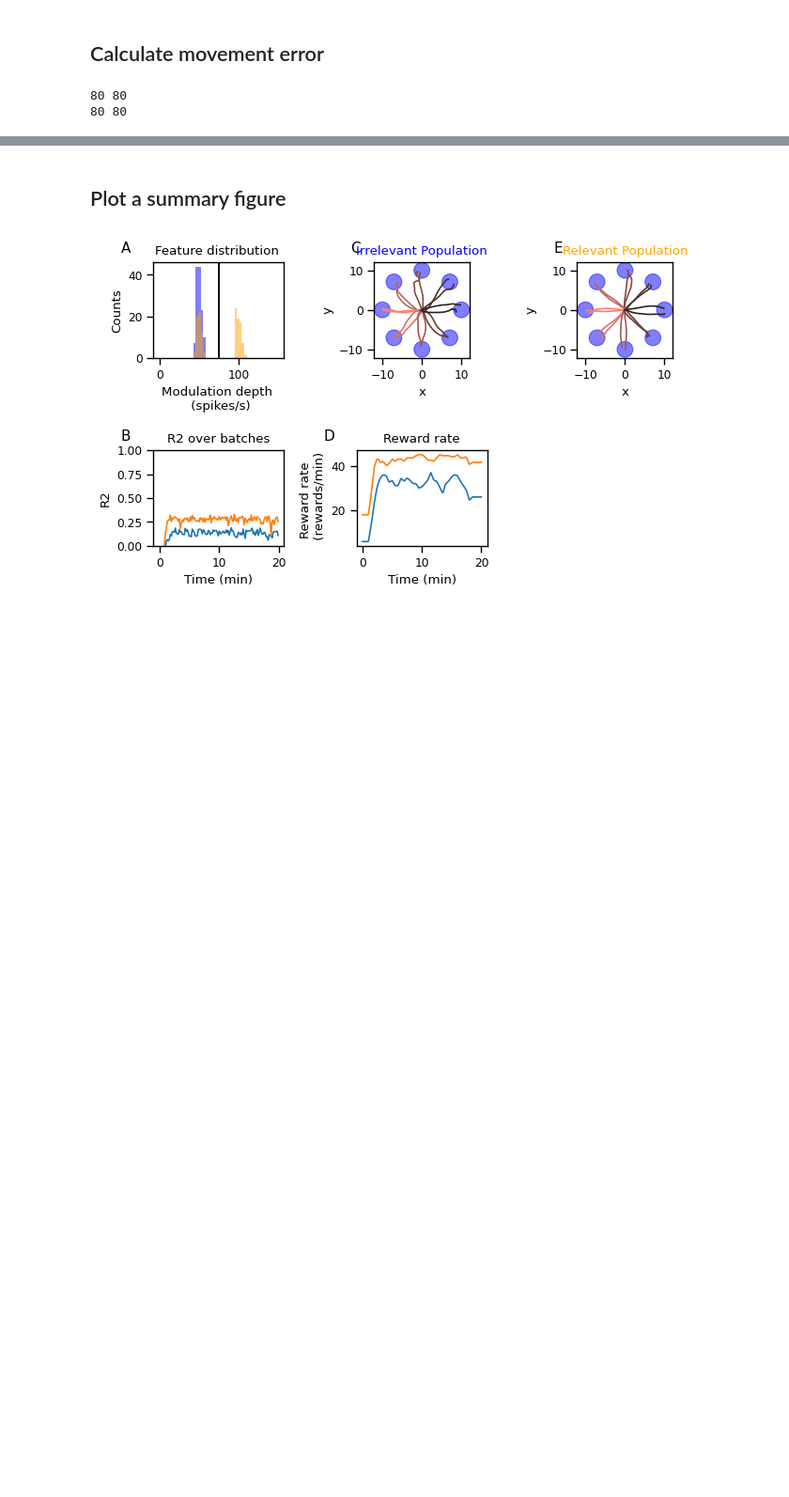
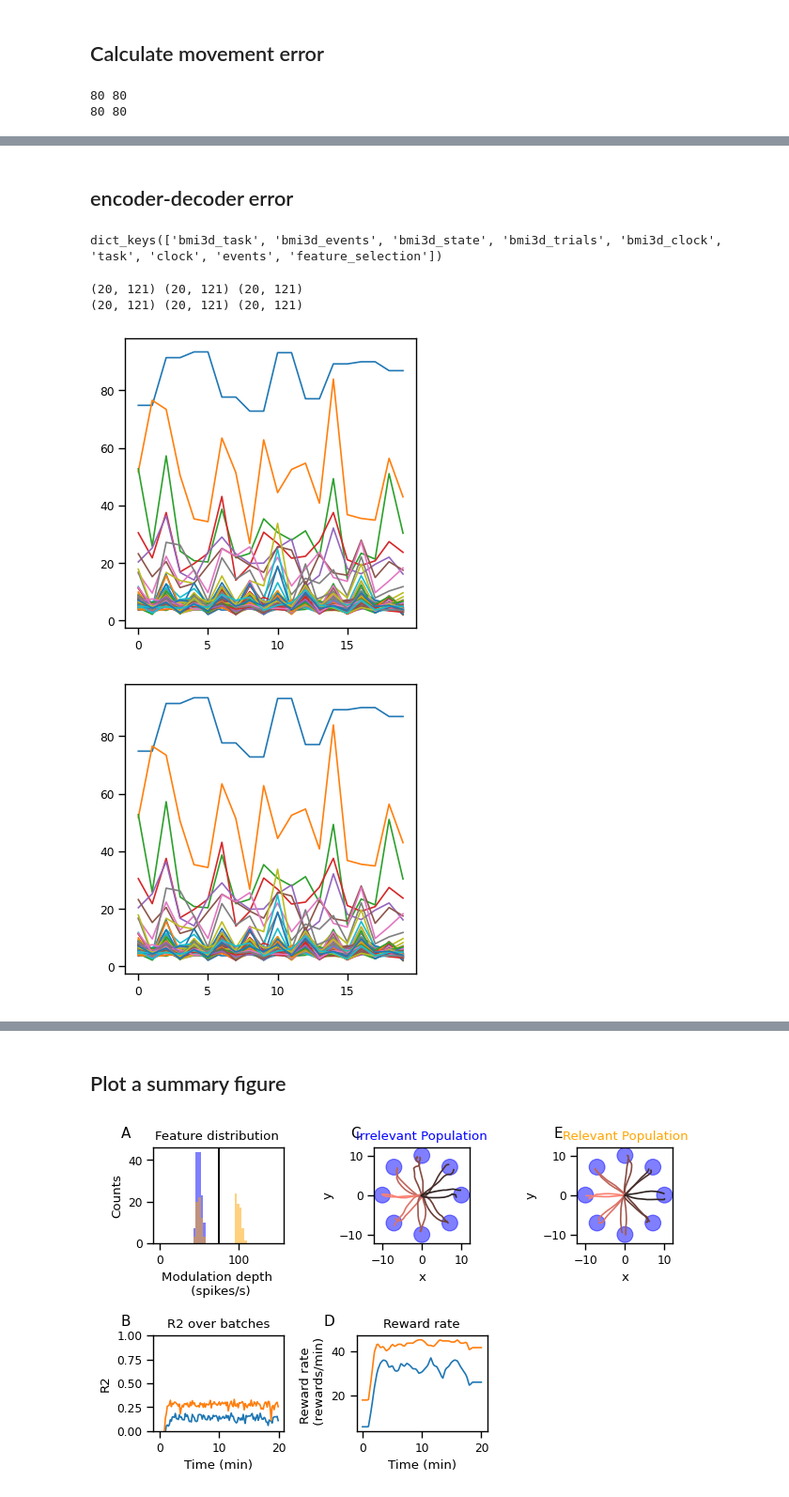
Before and after one commit to sijia66/adaptive_feature_selection, a Jupyter notebook: figure2_simulation_setup/231101_afs_figure2_full_feature_selection.ipynb, the cells around one changed output, grey strips where cells are left out. Shown at 94% size. Cells and saved outputs as stored; diff of their text form; code cells hidden in the pictures; blank space fills up the shorter version.

```diff
--- a/figure2_simulation_setup/231101_afs_figure2_full_feature_selection.ipynb
+++ b/figure2_simulation_setup/231101_afs_figure2_full_feature_selection.ipynb
@@ -631,3 +631,67 @@ if save_to_gdrive:
         os.path.join(gdrive_directory,
             'figure2_figure_movement.pdf'),
                 dpi = dpi_value)
+# %% [markdown]
+## encoder-decoder error
+# %%
+from convergence_analysis import calc_cosine_to_target_matrix
+
+print(exp_data_all[0].keys())
+i = 0
+
+active_angles_all = []
+active_angles_25_all = []
+active_angles_75_all = []
+new_active_angles_all = []
+new_active_angles_25_all = []
+new_active_angles_75_all = []
+
+for i in range(len(exp_data_all)):
+
+    feature_selection_data = exp_data_all[i]['feature_selection']
+    enc_directions = feature_selection_data["sim_C"]
+    new_enc_directions = feature_selection_data["new_sim_c"]
+    dec_directions = feature_selection_data['C_mat']
+
+
+    angles_hist = calc_cosine_to_target_matrix(dec_directions, enc_directions, deg = True)
+    active_angles = np.nanmedian(angles_hist, axis = 1)
+
+    new_angles_hist = calc_cosine_to_target_matrix(dec_directions, new_enc_directions, deg = True)
+    new_active_angles = np.nanmedian(new_angles_hist, axis = 1)
+
+    # TODO: change this to standar error
+    active_angles_25, active_angles_75 = np.percentile(angles_hist,[25, 75] ,axis = 1)
+    new_active_angles_25, new_active_angles_75 = np.percentile(new_angles_hist,[25, 75] ,axis = 1)
+
+    # save the results
+    active_angles_all.append(active_angles)
+    active_angles_25_all.append(active_angles_25)
+    active_angles_75_all.append(active_angles_75)
+    new_active_angles_all.append(new_active_angles)
+    new_active_angles_25_all.append(new_active_angles_25)
+    new_active_angles_75_all.append(new_active_angles_75)
+# %% [output]
+dict_keys(['bmi3d_task', 'bmi3d_events', 'bmi3d_state', 'bmi3d_trials', 'bmi3d_clock', 'task', 'clock', 'events', 'feature_selection'])
+# %%
+# print out the shapes
+active_angles_all = np.array(active_angles_all)
+active_angles_25_all = np.array(active_angles_25_all)
+active_angles_75_all = np.array(active_angles_75_all)
+new_active_angles_all = np.array(new_active_angles_all)
+new_active_angles_25_all = np.array(new_active_angles_25_all)
+new_active_angles_75_all = np.array(new_active_angles_75_all)
+
+print(active_angles_all.shape, active_angles_25_all.shape, active_angles_75_all.shape)
+print(new_active_angles_all.shape, new_active_angles_25_all.shape, new_active_angles_75_all.shape)
+# %% [output]
+(20, 121) (20, 121) (20, 121)
+(20, 121) (20, 121) (20, 121)
+# %%
+fig, ax = plt.subplots(1, 1, figsize=(4, 4))
+ax.plot(active_angles_all)
+
+fig
+# %% [output]
+[figure, added]
+[figure, added]
```
Also changed, not shown: parts of 32 cells of this notebook, 6 other files.
